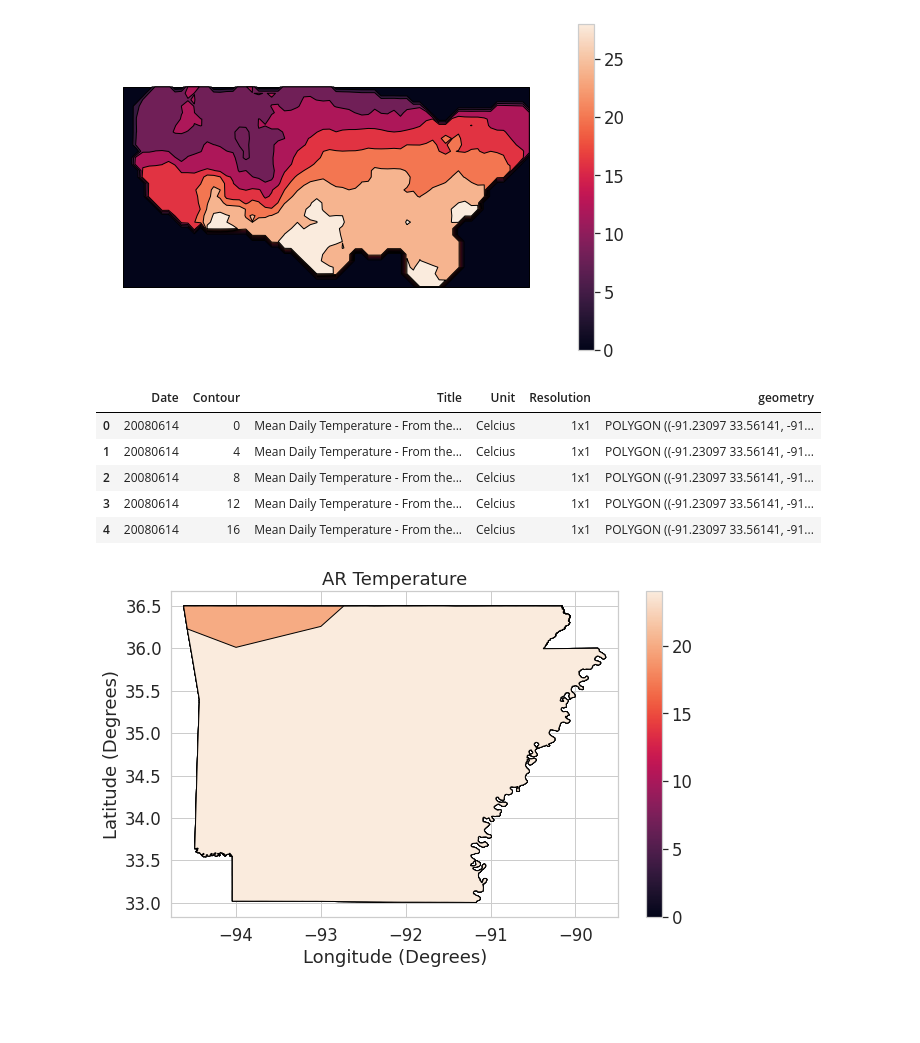
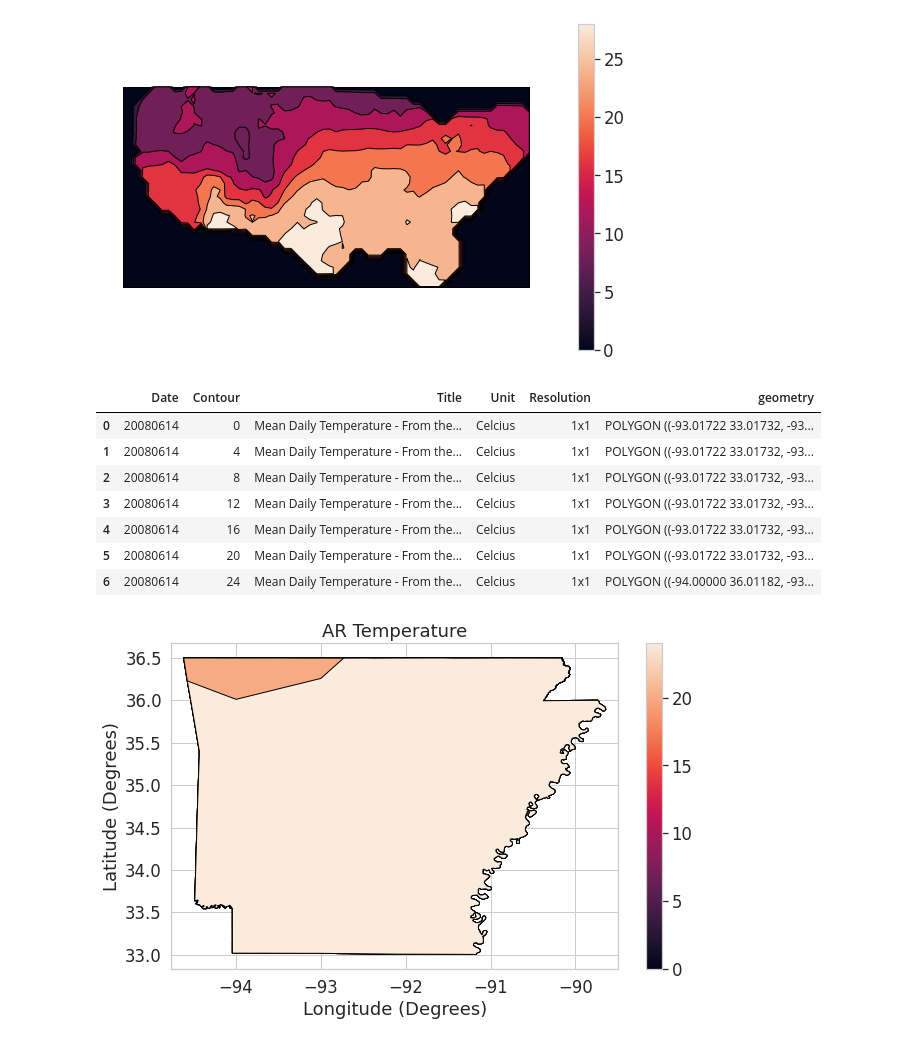
Before and after one commit to yaqianhe/GIA, a Jupyter notebook: Exercise9.ipynb, the cells around one changed output. Saved outputs shown, nothing was run; the diff lists cells and outputs as text; code cells hidden in the pictures; blank space fills up the shorter version.

```diff
--- a/Exercise9.ipynb
+++ b/Exercise9.ipynb
@@ -61,8 +66,8 @@ from google.colab import drive
 drive.mount('/content/drive/')
 
 # !!!Change the path for your data
-ar_path='/content/drive/My Drive/Colab Notebooks/ar/COUNTIES_AHTD.shp'
-temp_path='/content/drive/My Drive/Colab Notebooks/temp_20080614/t.full.1stday_month_20080614.shp'
+ar_path='/content/drive/My Drive/Colab Notebooks/GIA_2021Spring/ar/COUNTIES_AHTD.shp'
+temp_path='/content/drive/My Drive/Colab Notebooks/GIA_2021Spring/temp_20080614/t.full.1stday_month_20080614.shp'
 
 # Import shapefile using geopandas
 ar_boundary = gpd.read_file(ar_path)
@@ -78,7 +83,7 @@ epsg:4035
 # %%
 # The data do not have same projection, so needs to reproject it. Here I reproject AR boundary to the temperature's.
 # Reproject the ar_boundary to match the temp_us layer
-ar_boundary_rpj  = ar_boundary.to_crs(epsg=4035)
+ar_boundary_rpj  = ar_boundary.to_crs(temp_us.crs)
 
 # Plot AR boundary
 fig, ax = plt.subplots(figsize=(12, 8))
@@ -147,14 +163,18 @@ plt.show()
 [figure]
 # %%
 # Clip temperature for Arkansas
-temp_ar = gpd.clip(temp_us, ar_state)
-temp_ar.head()
+temp_ar= gpd.clip(temp_us, ar_state)
+temp_ar0=temp_ar.sort_index(ascending=True)
+#temp_ar0=gpd.overlay(temp_us, ar_state, how='intersection')
+temp_ar0
 # %% [output]
 |  | Date | Contour | Title | Unit | Resolution | geometry |
-| 0 | 20080614 | 0 | Mean Daily Temperature - From the... | Celcius | 1x1 | POLYGON ((-91.23097 33.56141, -91... |
-| 1 | 20080614 | 4 | Mean Daily Temperature - From the... | Celcius | 1x1 | POLYGON ((-91.23097 33.56141, -91... |
-| 2 | 20080614 | 8 | Mean Daily Temperature - From the... | Celcius | 1x1 | POLYGON ((-91.23097 33.56141, -91... |
-| 3 | 20080614 | 12 | Mean Daily Temperature - From the... | Celcius | 1x1 | POLYGON ((-91.23097 33.56141, -91... |
-| 4 | 20080614 | 16 | Mean Daily Temperature - From the... | Celcius | 1x1 | POLYGON ((-91.23097 33.56141, -91... |
+| 0 | 20080614 | 0 | Mean Daily Temperature - From the... | Celcius | 1x1 | POLYGON ((-93.01722 33.01732, -93... |
+| 1 | 20080614 | 4 | Mean Daily Temperature - From the... | Celcius | 1x1 | POLYGON ((-93.01722 33.01732, -93... |
+| 2 | 20080614 | 8 | Mean Daily Temperature - From the... | Celcius | 1x1 | POLYGON ((-93.01722 33.01732, -93... |
+| 3 | 20080614 | 12 | Mean Daily Temperature - From the... | Celcius | 1x1 | POLYGON ((-93.01722 33.01732, -93... |
+| 4 | 20080614 | 16 | Mean Daily Temperature - From the... | Celcius | 1x1 | POLYGON ((-93.01722 33.01732, -93... |
+| 5 | 20080614 | 20 | Mean Daily Temperature - From the... | Celcius | 1x1 | POLYGON ((-93.01722 33.01732, -93... |
+| 6 | 20080614 | 24 | Mean Daily Temperature - From the... | Celcius | 1x1 | POLYGON ((-94.00000 36.01182, -93... |
 # %%
 # Plot AR Temperature
```
Also changed, not shown: parts of 6 cells of this notebook.
